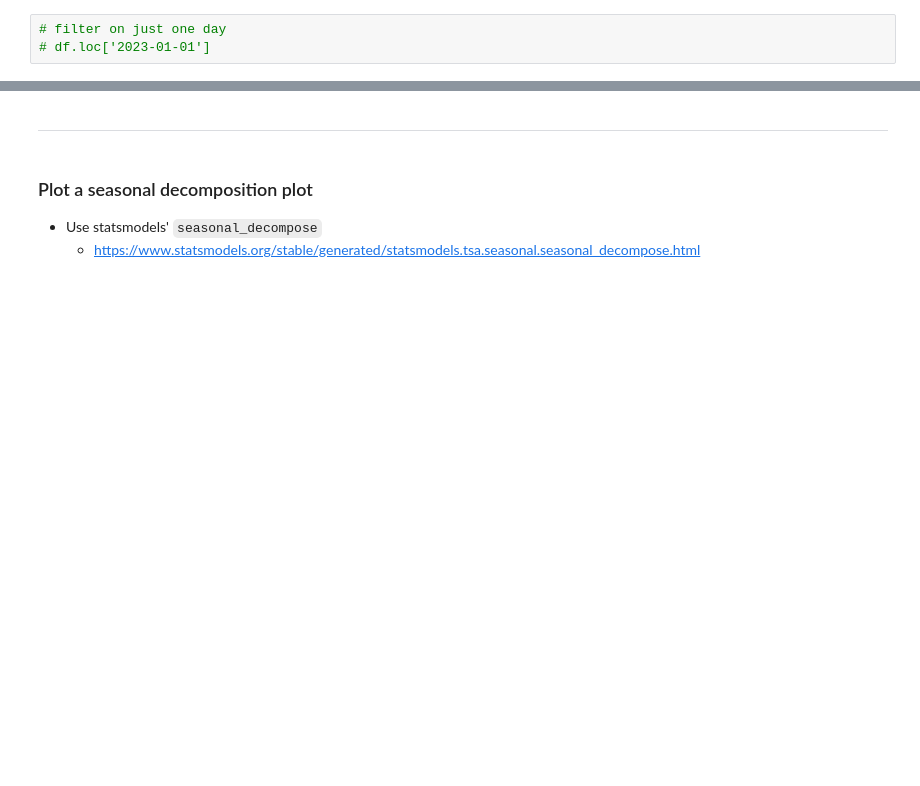
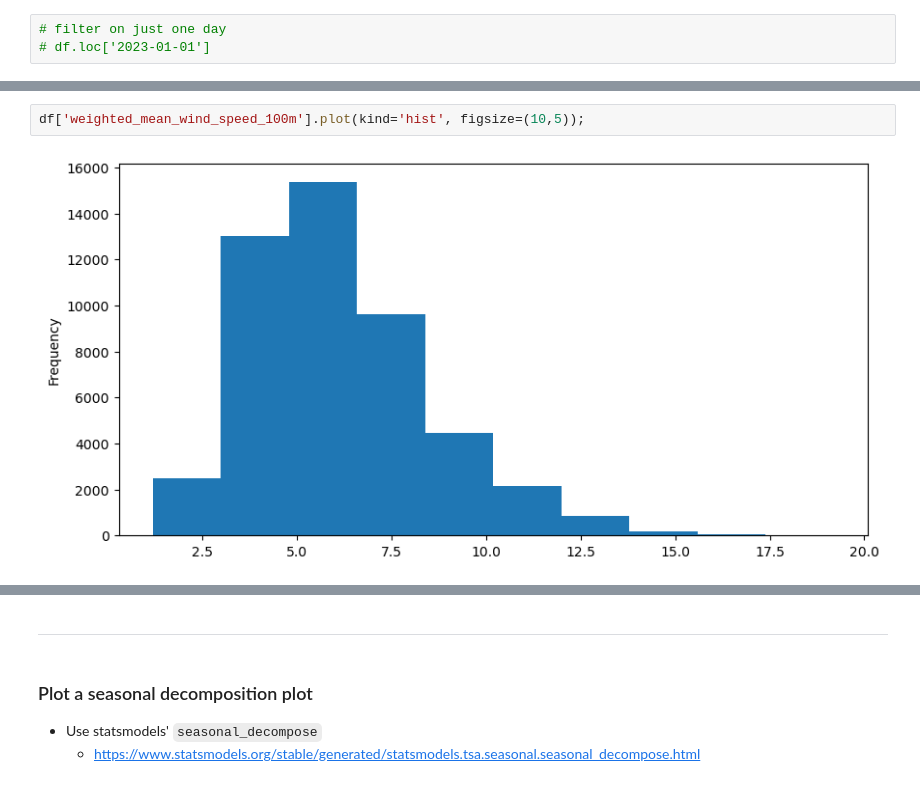
Before and after one commit to meteoviz/wind_power_forecasting_germany, a Jupyter notebook: notebooks/exploratory_analysis.ipynb, the cells around one changed output, grey strips where cells are left out. Saved outputs shown, nothing was run; the diff lists cells and outputs as text; blank space fills up the shorter version.

```diff
--- a/notebooks/exploratory_analysis.ipynb
+++ b/notebooks/exploratory_analysis.ipynb
@@ -291,0 +300,4 @@ df_smard_preds_vs_actuals.loc['2023-01-03': '2023-01-09'].plot(kind='line', y=['
+# %%
+df['weighted_mean_wind_speed_100m'].plot(kind='hist', figsize=(10,5));
+# %% [output]
+[figure, added]
```
Also changed, not shown: parts of 10 cells of this notebook, 1 other file.
